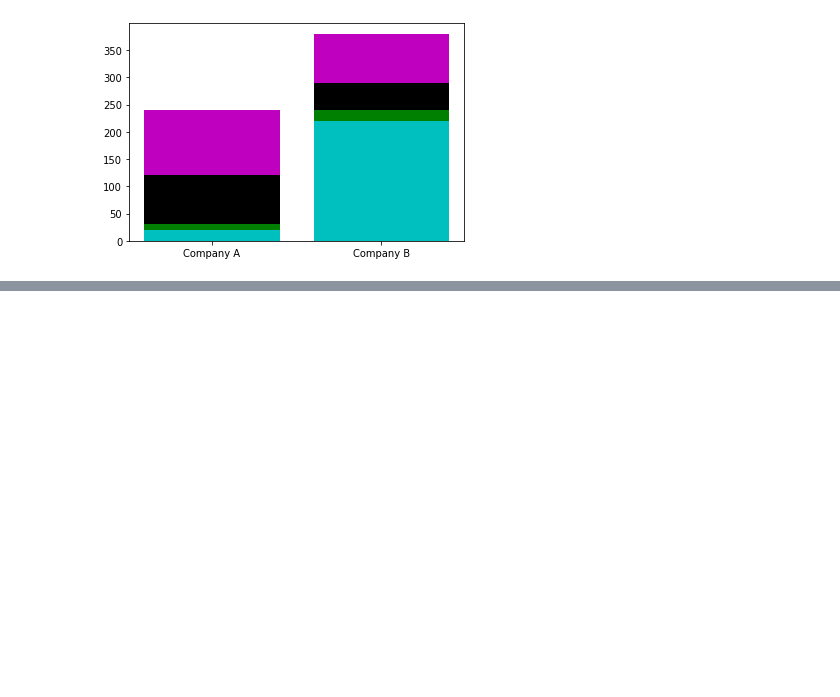
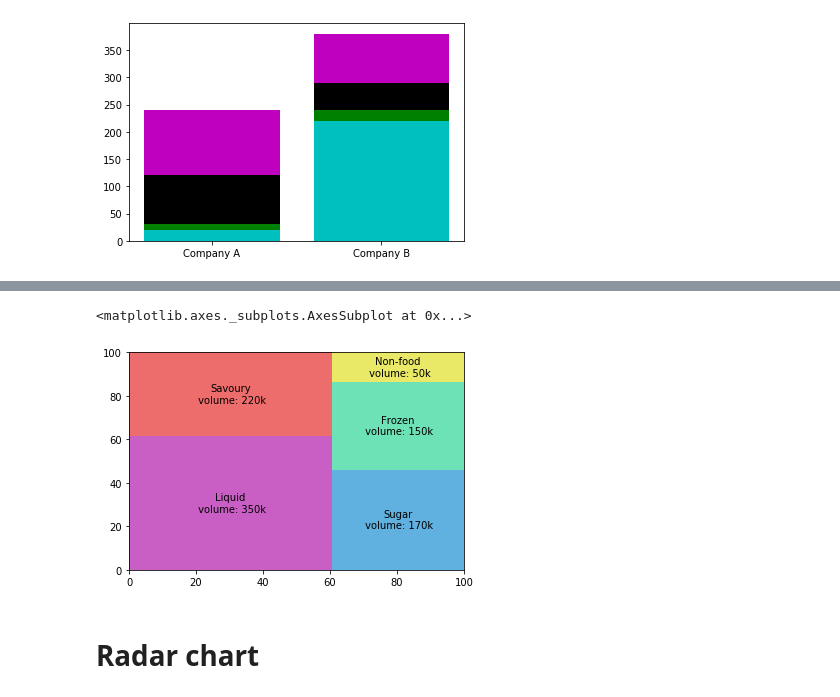
Before and after one commit to MuBuBaamm/python_dataviz, a Jupyter notebook: Visualize Data Comparison.ipynb, the cells around one changed output, grey strips where cells are left out. Cells and saved outputs as stored; diff of their text form; code cells hidden in the pictures; blank space fills up the shorter version.

```diff
--- a/Visualize Data Comparison.ipynb
+++ b/Visualize Data Comparison.ipynb
@@ -118,0 +166,10 @@ plt.bar([1, 2], saledata.iloc[:,3], bottom = saledata.iloc[:,0]+saledata.iloc[:,
+# %%
+labels = ['Liquid\n volume: 350k', 'Savoury\n volume: 220k', 'Sugar\n volume: 170k', 'Frozen\n volume: 150k', 'Non-food\n volume: 50k']   # ชื่อ
+color_list = ['#b31bad', '#e62e2e', '#1c91d4', '#2fd699', '#e0e026', '#d41c65']     # สี
+# %%
+squarify.plot(sizes=volume, label=labels, color=color_list, alpha=0.7)            # alpha = ความโปร่งใส/โปร่งแสง
+# %% [output]
+<matplotlib.axes._subplots.AxesSubplot at 0x...>
+[figure, added]
+# %% [markdown]
+# Radar chart
```
Also changed, not shown: parts of 39 cells of this notebook.
